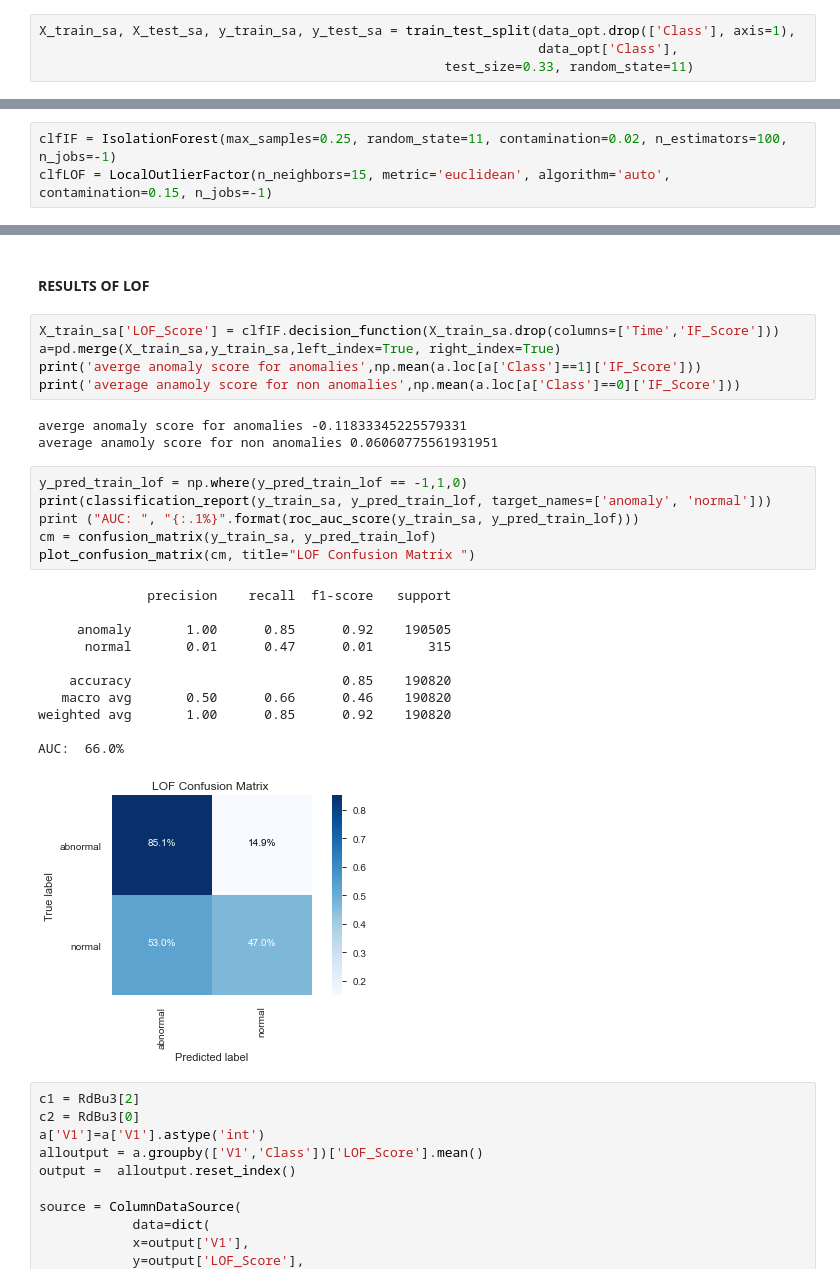
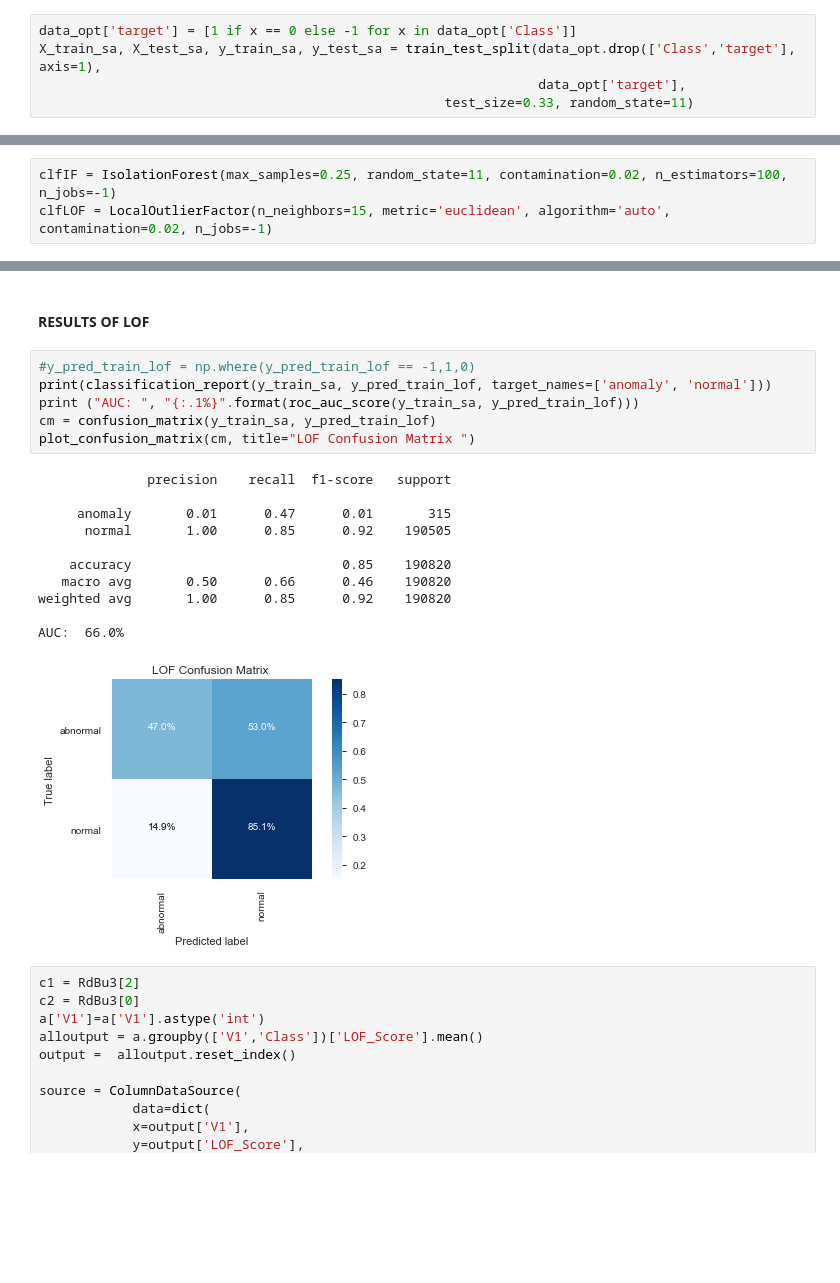
Before and after one commit to PriyabrataThatoi/Anomaly-Detection---IF-LOF, a Jupyter notebook: Model/ANOMALY DETECTION ON CREDIT CARD TRANSACTION.ipynb, the cells around one changed output, grey strips where cells are left out. Drawn from its saved outputs; the diff is of its cells as text; blank space fills up the shorter version.

```diff
--- a/Model/ANOMALY DETECTION ON CREDIT CARD TRANSACTION.ipynb
+++ b/Model/ANOMALY DETECTION ON CREDIT CARD TRANSACTION.ipynb
@@ -229,6 +229,7 @@ data_opt['Class'].value_counts().plot(kind='bar');
 # %% [markdown]
 #### TRAIN & TEST SPLIT
 # %%
-X_train_sa, X_test_sa, y_train_sa, y_test_sa = train_test_split(data_opt.drop(['Class'], axis=1),
-                                                                data_opt['Class'],
+data_opt['target'] = [1 if x == 0 else -1 for x in data_opt['Class']]
+X_train_sa, X_test_sa, y_train_sa, y_test_sa = train_test_split(data_opt.drop(['Class','target'], axis=1),
+                                                                data_opt['target'],
                                                     test_size=0.33, random_state=11)
@@ -243,7 +248,7 @@ Parameters
 - contamination = 15%
 # %%
 clfIF = IsolationForest(max_samples=0.25, random_state=11, contamination=0.02, n_estimators=100, n_jobs=-1)
-clfLOF = LocalOutlierFactor(n_neighbors=15, metric='euclidean', algorithm='auto', contamination=0.15, n_jobs=-1)
+clfLOF = LocalOutlierFactor(n_neighbors=15, metric='euclidean', algorithm='auto', contamination=0.02, n_jobs=-1)
 # %%
 start = datetime.datetime.now()
 clfIF.fit(X_train_sa.drop(columns='Time'),y_train_sa)
@@ -328,32 +327,24 @@ BokehUserWarning: ColumnDataSource's columns must be of the same length. Current
 [interactive output not drawn]
 # %% [markdown]
 #### RESULTS OF LOF
-# %%
-X_train_sa['LOF_Score'] = clfIF.decision_function(X_train_sa.drop(columns=['Time','IF_Score']))
-a=pd.merge(X_train_sa,y_train_sa,left_index=True, right_index=True)
-print('averge anomaly score for anomalies',np.mean(a.loc[a['Class']==1]['IF_Score']))
-print('average anamoly score for non anomalies',np.mean(a.loc[a['Class']==0]['IF_Score']))
-# %% [output]
-averge anomaly score for anomalies -0.11833345225579331
-average anamoly score for non anomalies 0.06060775561931951
 # %%
-y_pred_train_lof = np.where(y_pred_train_lof == -1,1,0)
+#y_pred_train_lof = np.where(y_pred_train_lof == -1,1,0)
 print(classification_report(y_train_sa, y_pred_train_lof, target_names=['anomaly', 'normal']))
 print ("AUC: ", "{:.1%}".format(roc_auc_score(y_train_sa, y_pred_train_lof)))
 cm = confusion_matrix(y_train_sa, y_pred_train_lof)
 plot_confusion_matrix(cm, title="LOF Confusion Matrix ")
 # %% [output]
               precision    recall  f1-score   support
 
-     anomaly       1.00      0.85      0.92    190505
-      normal       0.01      0.47      0.01       315
+     anomaly       0.01      0.47      0.01       315
+      normal       1.00      0.85      0.92    190505
 
     accuracy                           0.85    190820
    macro avg       0.50      0.66      0.46    190820
 weighted avg       1.00      0.85      0.92    190820
 
 AUC:  66.0%
-[figure, old version]
+[figure, new version]
 # %%
 c1 = RdBu3[2]
 c2 = RdBu3[0]
```
Also changed, not shown: parts of 7 cells of this notebook.
